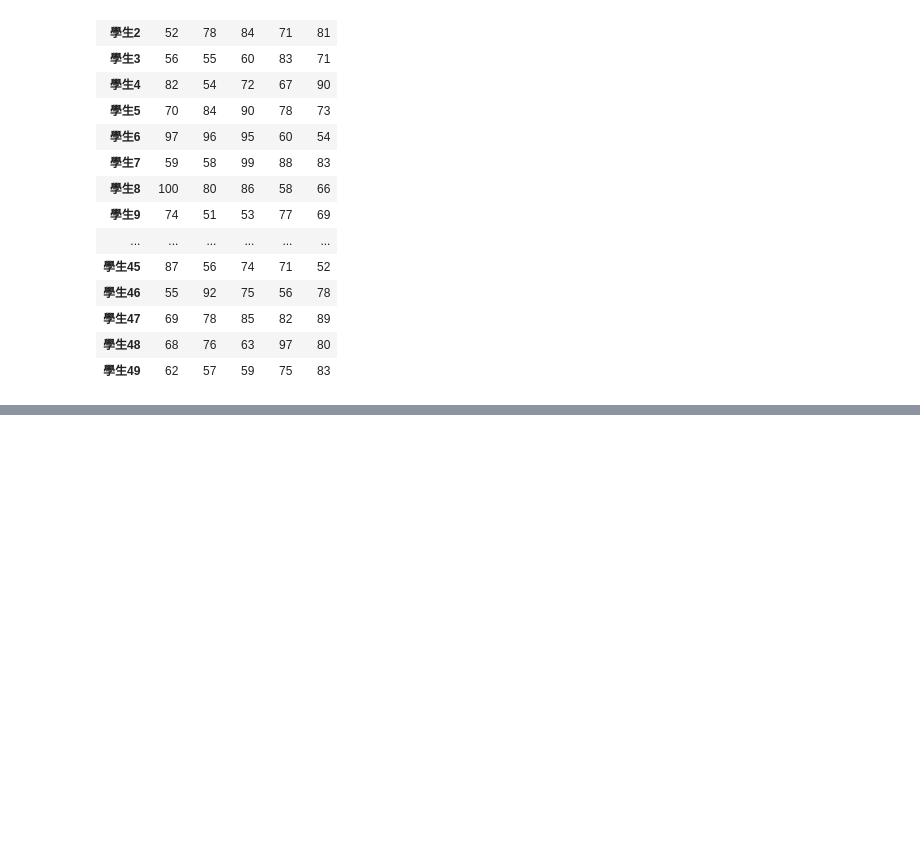
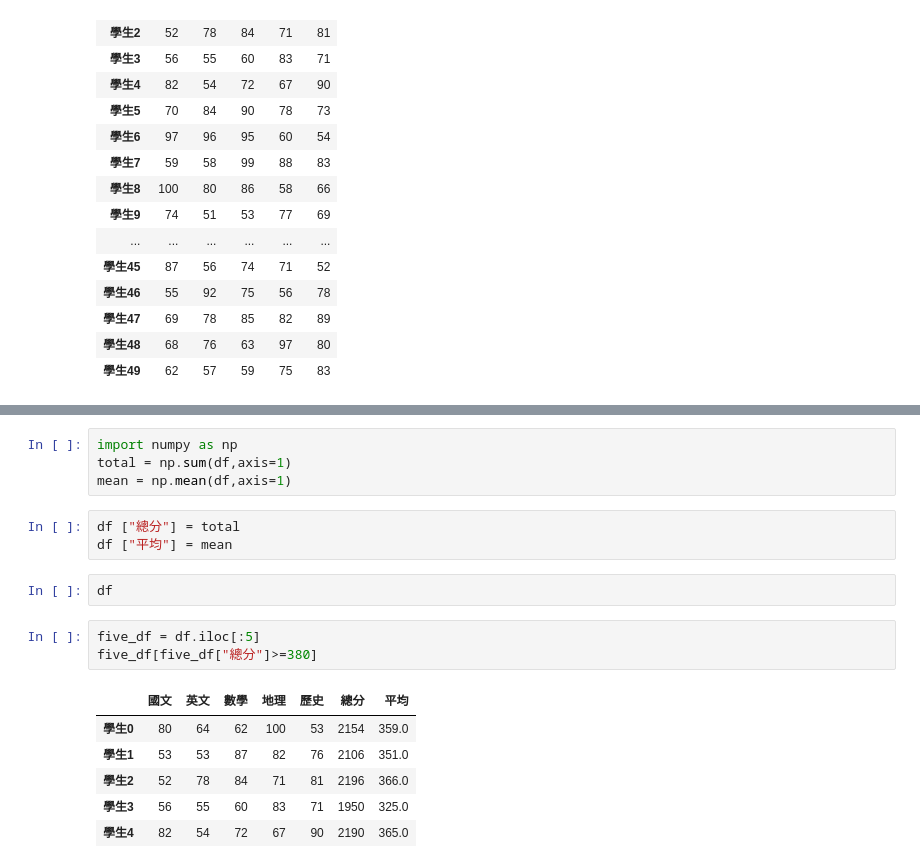
Before and after one commit to eRrokalt/Lesson2_1, a Jupyter notebook: lesson15/lesson15_3.ipynb, the cells around one changed output, grey strips where cells are left out. Saved outputs shown, nothing was run; the diff lists cells and outputs as text; blank space fills up the shorter version.

```diff
--- a/lesson15/lesson15_3.ipynb
+++ b/lesson15/lesson15_3.ipynb
@@ -59,0 +97,19 @@ df [-1:]
+# %%
+import numpy as np
+total = np.sum(df,axis=1)
+mean = np.mean(df,axis=1)
+# %%
+df ["總分"] = total
+df ["平均"] = mean
+# %%
+df
+# %%
+five_df = df.iloc[:5]
+five_df[five_df["總分"]>=380]
+# %% [output]
+|  | 國文 | 英文 | 數學 | 地理 | 歷史 | 總分 | 平均 |
+| 學生0 | 80 | 64 | 62 | 100 | 53 | 2154 | 359.0 |
+| 學生1 | 53 | 53 | 87 | 82 | 76 | 2106 | 351.0 |
+| 學生2 | 52 | 78 | 84 | 71 | 81 | 2196 | 366.0 |
+| 學生3 | 56 | 55 | 60 | 83 | 71 | 1950 | 325.0 |
+| 學生4 | 82 | 54 | 72 | 67 | 90 | 2190 | 365.0 |
```
Also changed, not shown: parts of 5 cells of this notebook, 3 other files.
